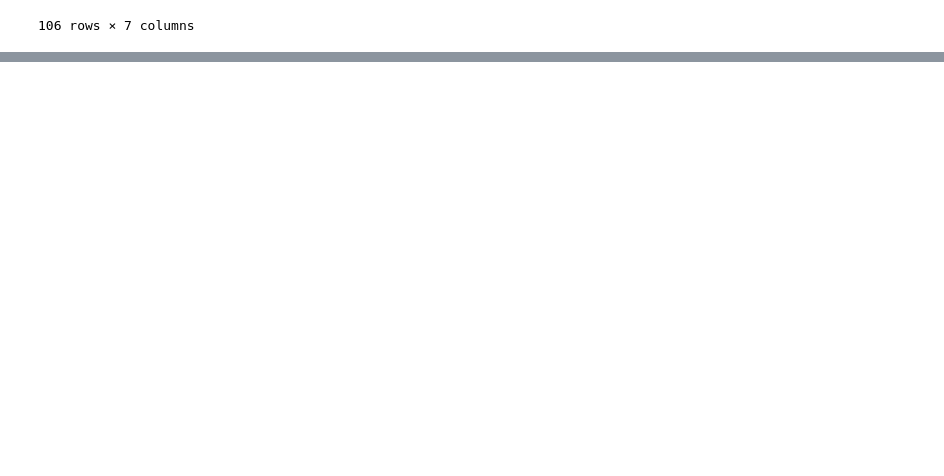
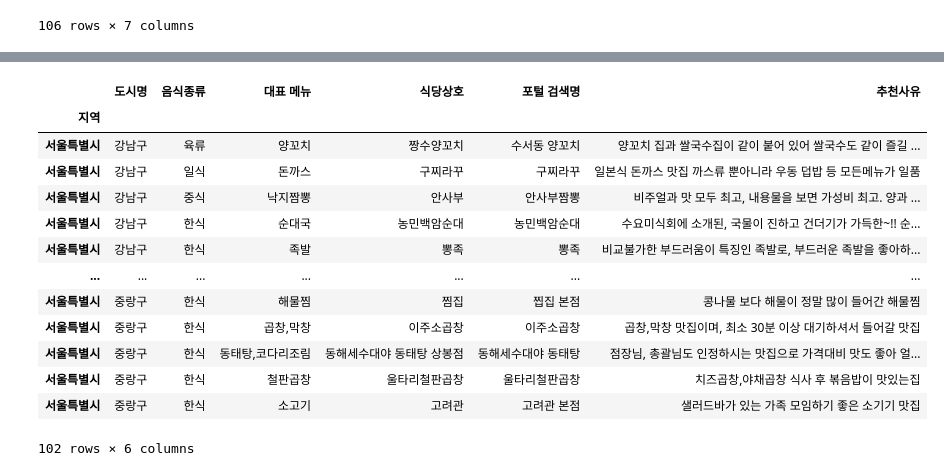
Before and after one commit to jaeyoon89/tasty_road, a Jupyter notebook: tasty_road.ipynb, the cells around one changed output, grey strips where cells are left out. Cells and saved outputs as stored; diff of their text form; code cells hidden in the pictures; blank space fills up the shorter version.

```diff
--- a/tasty_road.ipynb
+++ b/tasty_road.ipynb
@@ -131,0 +162,9 @@ station_lng
+# %%
+seoul_df.rename(columns = {'Unnamed: 0':'지역',
+                            'Unnamed: 1':'도시명',
+                            'Unnamed: 2':'음식종류',
+                            'Unnamed: 3':'대표 메뉴',
+                            'Unnamed: 4':'식당상호',
+                            'Unnamed: 5':'포털 검색명',
+                            'Unnamed: 6':'추천사유'}, inplace=True)
+seoul_df.head()
@@ -132,3 +178,22 @@ station_lng
+# %%
+seoul_df_raw = seoul_df.drop([0,1,2,3])
+# %%
+seoul_df_raw.set_index('지역')
+# %% [output]
+|  | 도시명 | 음식종류 | 대표 메뉴 | 식당상호 | 포털 검색명 | 추천사유 |
+| 지역 |  |  |  |  |  |  |
+| 서울특별시 | 강남구 | 육류 | 양꼬치 | 짱수양꼬치 | 수서동 양꼬치 | 양꼬치 집과 쌀국수집이 같이 붙어 있어 쌀국수도 같이 즐길 ... |
+| 서울특별시 | 강남구 | 일식 | 돈까스 | 구찌라꾸 | 구찌라꾸 | 일본식 돈까스 맛집 까스류 뿐아니라 우동 덥밥 등 모든메뉴가 일품 |
+| 서울특별시 | 강남구 | 중식 | 낙지짬뽕 | 안사부 | 안사부짬뽕 | 비주얼과 맛 모두 최고, 내용물을 보면 가성비 최고. 양과 ... |
+| 서울특별시 | 강남구 | 한식 | 순대국 | 농민백암순대 | 농민백암순대 | 수요미식회에 소개된, 국물이 진하고 건더기가 가득한~!! 순... |
+| 서울특별시 | 강남구 | 한식 | 족발 | 뽕족 | 뽕족 | 비교불가한 부드러움이 특징인 족발로, 부드러운 족발을 좋아하... |
+| ... | ... | ... | ... | ... | ... | ... |
+| 서울특별시 | 중랑구 | 한식 | 해물찜 | 찜집 | 찝집 본점 | 콩나물 보다 해물이 정말 많이 들어간 해물찜 |
+| 서울특별시 | 중랑구 | 한식 | 곱창,막창 | 이주소곱창 | 이주소곱창 | 곱창,막창 맛집이며, 최소 30분 이상 대기하셔서 들어갈 맛집 |
+| 서울특별시 | 중랑구 | 한식 | 동태탕,코다리조림 | 동해세수대야 동태탕 상봉점 | 동해세수대야 동태탕 | 점장님, 총괄님도 인정하시는 맛집으로 가격대비 맛도 좋아 얼... |
+| 서울특별시 | 중랑구 | 한식 | 철판곱창 | 울타리철판곱창 | 울타리철판곱창 | 치즈곱창,야채곱창 식사 후 볶음밥이 맛있는집 |
+| 서울특별시 | 중랑구 | 한식 | 소고기 | 고려관 | 고려관 본점 | 샐러드바가 있는 가족 모임하기 좋은 소기기 맛집 |
+102 rows × 6 columns
 # %%
 map = folium.Map(location=[37.5939286, 127.0879792], zoom_start=11)
 
```
Also changed, not shown: parts of 12 cells of this notebook.
